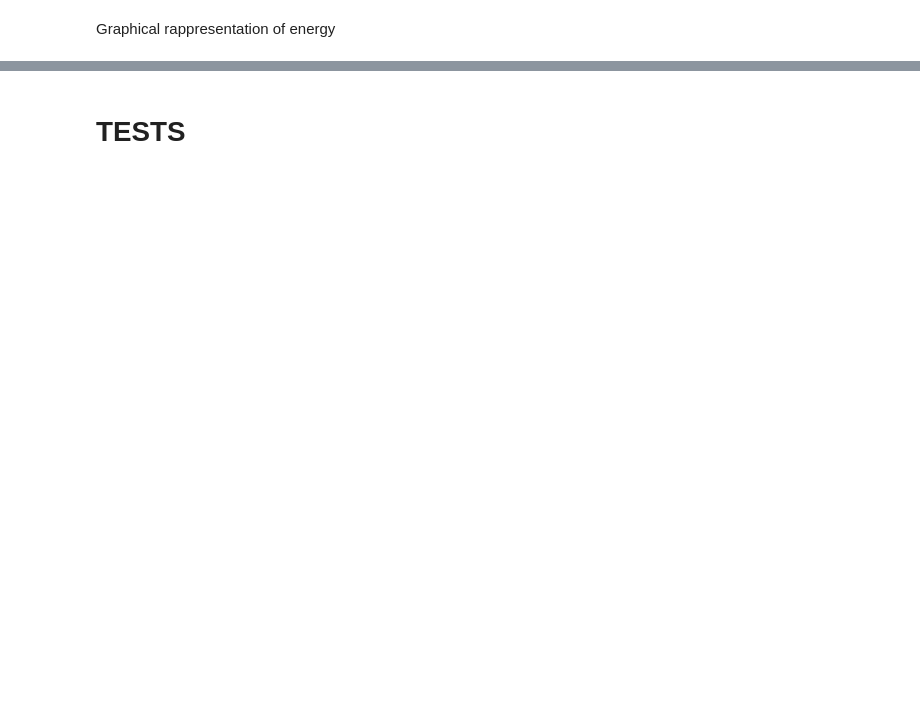
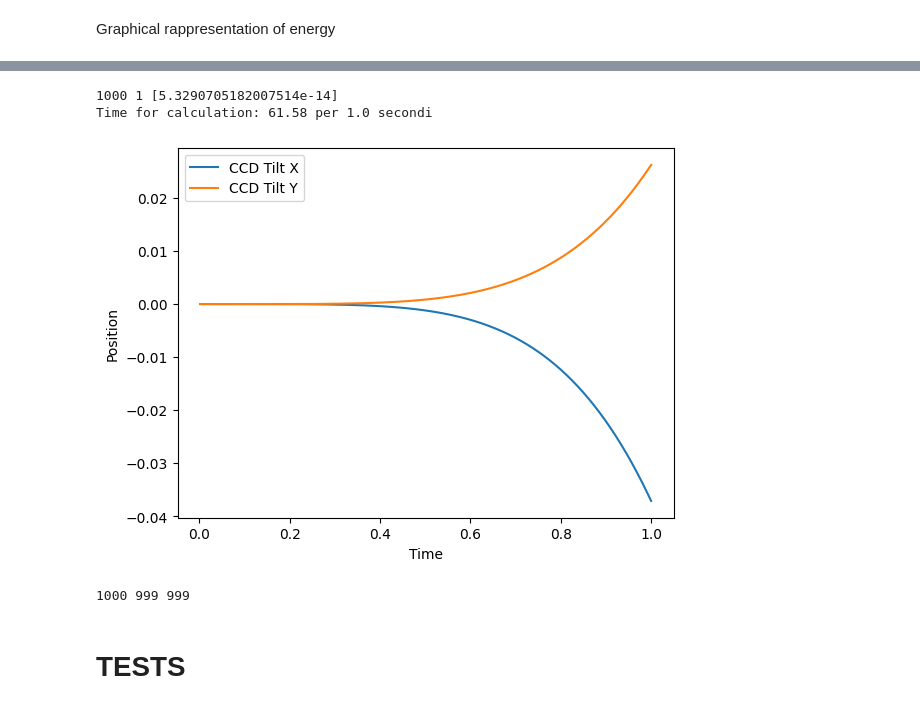
Before and after one commit to A-Kotchian/MirrorSim, a Jupyter notebook: nb/mojuco/MirrorModel.ipynb, the cells around one changed output, grey strips where cells are left out. Drawn from its saved outputs; the diff is of its cells as text; code cells hidden in the pictures; blank space fills up the shorter version.

```diff
--- a/nb/mojuco/MirrorModel.ipynb
+++ b/nb/mojuco/MirrorModel.ipynb
@@ -466,0 +650,72 @@ plt.tight_layout()
+# %%
+t=times[:1000]                           #time array for 0.5 seconds
+
+#Example of plot optical path for first second of simulation
+
+S=System(complist=[(mobile_mirr, (Positions_x[0], Positions_y[0], laser_mirror_d), (Rotations_x[0], Rotations_y[0]-math.radians(45), 0)),
+                (ccd, (-laser_mirror_d-40, 0, laser_mirror_d), (0, math.radians(90), 0))], n=1)
+S.ray_add(R)
+S.propagate()
+result=Plot3D(S)
+S.reset()                    # Reset S after plotting
+#result
+
+# If you want to see the spot diagram for a specific frame, you need to reset after you use this
+# spot_diagram(ccd)
+# print(ccd.get_optical_path_data())
+# %%
+
+ccd_positions = []
+
+
+x_list = []
+y_list = []
+d_list = []
+refl_list = []
+
+start=time.time()
+for i in range(len(t)):
+    #   variabili (rotazione x ,rotazione y, spostamento x, spostamento y)
+    refl = plot_optical_path(Rotations_x[i], Rotations_y[i],Positions_x[i], Positions_y[i])
+                               #0,0,0)
+    refl_list.append(refl)
+    #print(len(refl[0]))
+
+
+#TODO CERCA DI TROVARE UN MODO PER NON GENERARE SEMPRE IL SISTEMA MA DI AGGIORNARLO CON LE POSIZIONI E ROTAZIONI NUOVE
+
+#print(type(refl_list), len(refl_list), len(refl_list[0]))
+#       tipologia      numero di istanti     numero di punti per istante
+
+
+x_list = [item[0] for item in refl_list]
+y_list = [item[1] for item in refl_list]
+#d_list = [item[2] for item in refl_list]
+
+print(len(x_list), len(x_list[0]), x_list[0])
+
+
+x_array = np.array(x_list[1:])
+y_array = np.array(y_list[1:])
+#d_array = np.array(d_list[1:])
+
+
+end=time.time()
+print(f"Time for calculation: {round(end-start, 2)} per {round(t[-1], 3)} secondi")
+# %% [output]
+1000 1 [5.3290705182007514e-14]
+Time for calculation: 61.58 per 1.0 secondi
+# %%
+plt.figure()
+plt.plot(t[1:], x_array, label='CCD Tilt X')
+plt.plot(t[1:], y_array, label='CCD Tilt Y')
+plt.xlabel('Time')
+plt.ylabel('Position')
+plt.legend()
+plt.show()
+# %% [output]
+[figure, added]
+# %%
+print(len(t), len(x_array), len(y_array))
+# %% [output]
+1000 999 999
```
Also changed, not shown: parts of 19 cells of this notebook, 13 other files.
